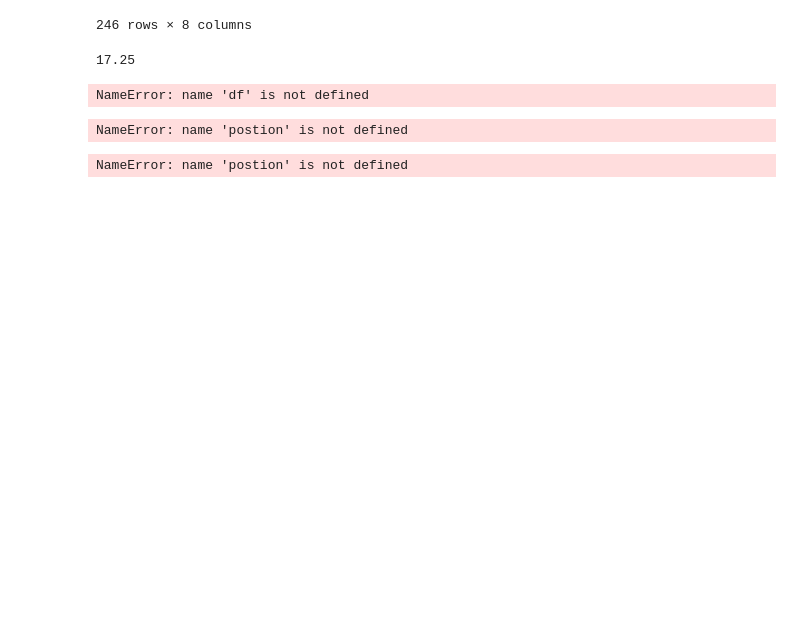
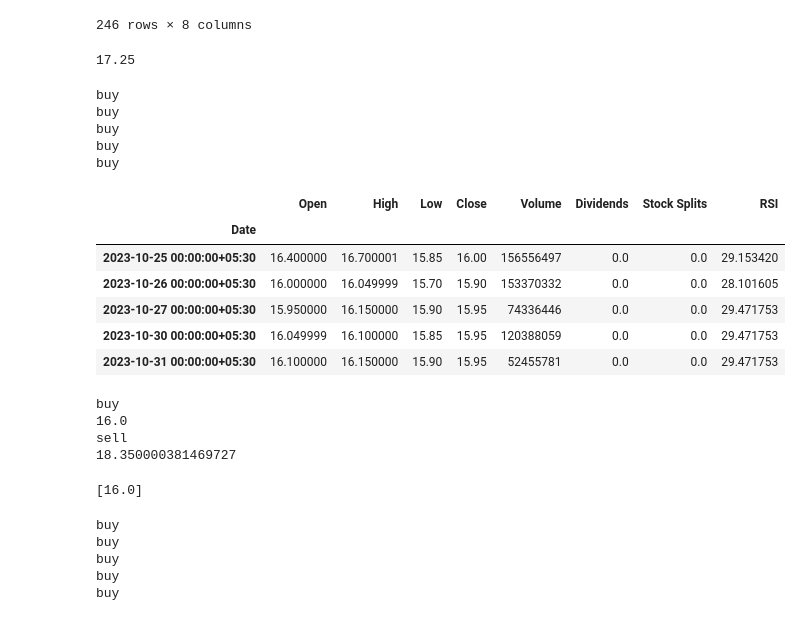
Before and after one commit to padeshmukhhhhhhhhhhh/data_analysis, a Jupyter notebook: rsi.ipynb, the cells around one changed output. Saved outputs shown, nothing was run; the diff lists cells and outputs as text; code cells hidden in the pictures; blank space fills up the shorter version.

```diff
--- a/rsi.ipynb
+++ b/rsi.ipynb
@@ -97,51 +109,83 @@ print(df["Close"].iloc[1])
 # %% [output]
 17.25
-# %%
-buy=[]
-sell=[]
-position=False
-for i in range(14,len(df)):
-
-    if position==False and df["RSI"][i] < 30:
-        print("buy")
-        position=True
-        print(df.iloc[i, df.columns.get_loc('Close')])
-    elif position==True and df["RSI"][i] > 70:
-        print("sell")
-        position=False
-        print(df.iloc[i, df.columns.get_loc('Close')])
-# %% [output]
-NameError: name 'df' is not defined
 # %%
 buy=[]
 sell=[]
+position=False
 for i in range(14,len(df)):
     position=False
-    if positon==False and df["RSI"][i] < 30:
+    if position==False and df["RSI"][i] < 30:
         print("buy")
         position=True
         buy.append(df["Close"])
-    elif postion==True and df["RSI"][i] > 70:
+    elif position==True and df["RSI"][i] > 70:
         print("sell")
         positon=False
         sell.append(df["Close"])
 # %% [output]
-NameError: name 'postion' is not defined
+buy
+buy
+buy
+buy
+buy
+# %%
+condition = (df['RSI'] < 30)
+df[condition]
+# %% [output]
+|  | Open | High | Low | Close | Volume | Dividends | Stock Splits | RSI |
+| Date |  |  |  |  |  |  |  |  |
+| 2023-10-25 00:00:00+05:30 | 16.400000 | 16.700001 | 15.85 | 16.00 | 156556497 | 0.0 | 0.0 | 29.153420 |
+| 2023-10-26 00:00:00+05:30 | 16.000000 | 16.049999 | 15.70 | 15.90 | 153370332 | 0.0 | 0.0 | 28.101605 |
+| 2023-10-27 00:00:00+05:30 | 15.950000 | 16.150000 | 15.90 | 15.95 | 74336446 | 0.0 | 0.0 | 29.471753 |
+| 2023-10-30 00:00:00+05:30 | 16.049999 | 16.100000 | 15.85 | 15.95 | 120388059 | 0.0 | 0.0 | 29.471753 |
+| 2023-10-31 00:00:00+05:30 | 16.100000 | 16.150000 | 15.90 | 15.95 | 52455781 | 0.0 | 0.0 | 29.471753 |
+# %%
+buy=[]
+sell=[]
+position=False
+for i in range(14,len(df)):
+
+    if position==False and df.iloc[i, df.columns.get_loc('RSI')] < 30:
+        print("buy")
+        position=True
+        print(df.iloc[i, df.columns.get_loc('Close')])
+        buy.append(df.iloc[i, df.columns.get_loc('Close')])
+    elif position==True and df.iloc[i, df.columns.get_loc('RSI')] > 70:
+        print("sell")
+        position=False
+        print(df.iloc[i, df.columns.get_loc('Close')])
+        sell.append(df.iloc[i, df.columns.get_loc('Close')])
+    else:
+        pass
+# %% [output]
+buy
+16.0
+sell
+18.350000381469727
+# %%
+print(buy)
+# %% [output]
+[16.0]
 # %%
 buy=[]
 sell=[]
+position=False
 for i in range(14,len(df)):
     position=False
-    if positon==False and df["RSI"][i] < 30:
+    if position==False and df["RSI"][i] < 30:
         print("buy")
         position=True
         buy.append(df["Close"])
-    elif postion==True and df["RSI"][i] > 70:
+    elif position==True and df["RSI"][i] > 70:
         print("sell")
-        positon=False
+        position=False
         sell.append(df["Close"])
 # %% [output]
-NameError: name 'postion' is not defined
+buy
+buy
+buy
+buy
+buy
 # %%
 buy=[]
 sell=[]
```
Also changed, not shown: parts of 5 cells of this notebook, 5 other files.
